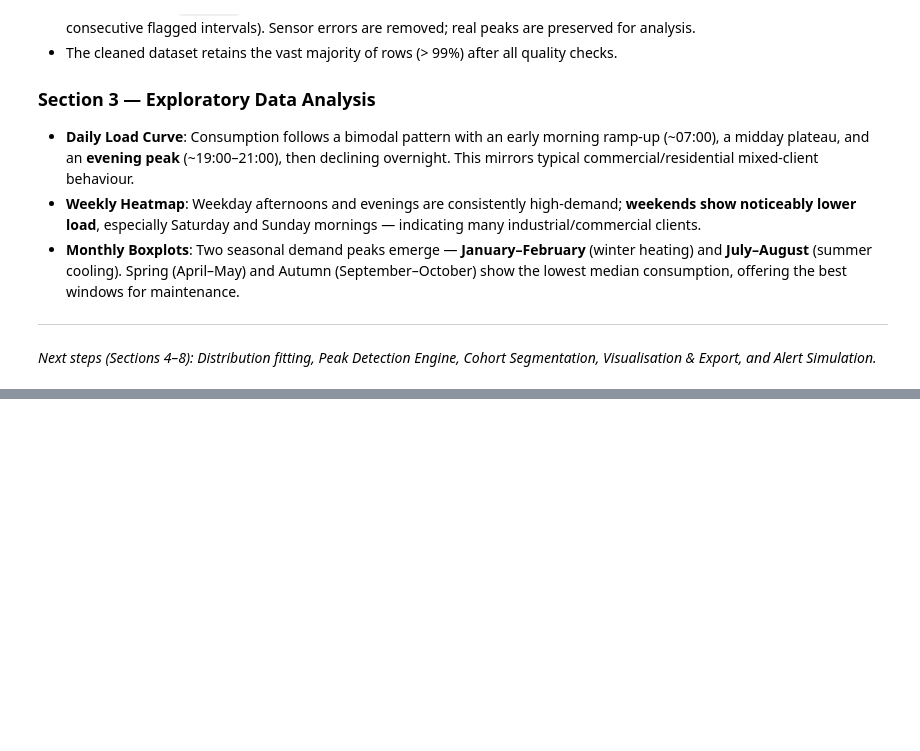
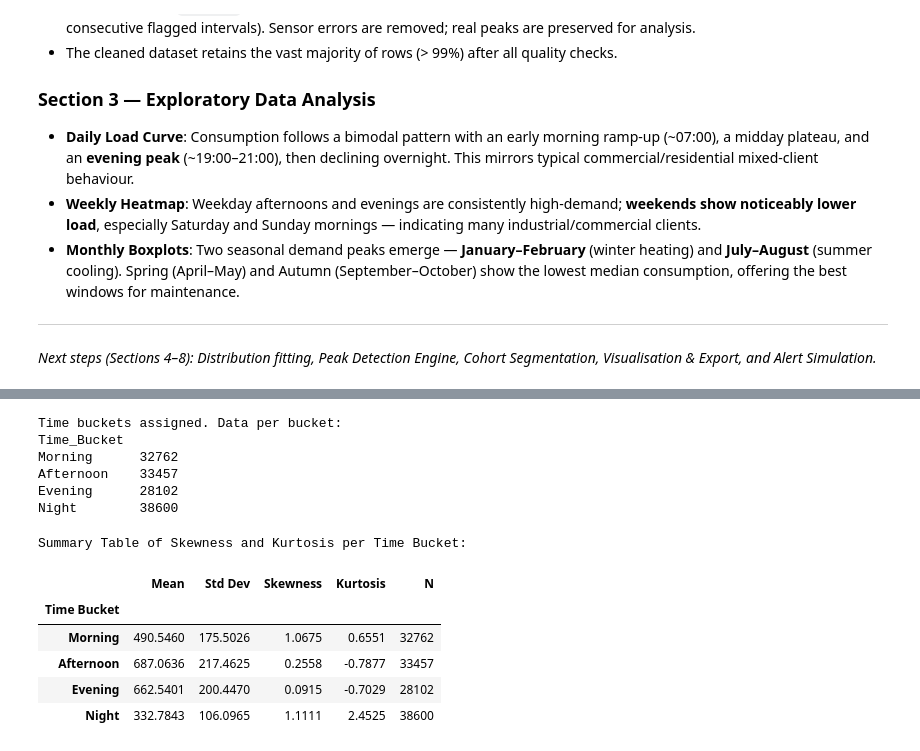
Before and after one commit to ZehaanArshad/Electricity-Peak-Usage-Detection, a Jupyter notebook: electricity_peak_detection.ipynb, the cells around one changed output, grey strips where cells are left out. Drawn from its saved outputs; the diff is of its cells as text; code cells hidden in the pictures; blank space fills up the shorter version.

```diff
--- a/electricity_peak_detection.ipynb
+++ b/electricity_peak_detection.ipynb
@@ -533,0 +548,62 @@ Plot saved → outputs/section3_monthly_boxplots.png
+# %%
+# ─── 4.1  Define Time Buckets ─────────────────────────────────────────────────
+def get_time_bucket(hour):
+    if 6 <= hour < 12:
+        return 'Morning'
+    elif 12 <= hour < 18:
+        return 'Afternoon'
+    elif 18 <= hour < 23:
+        return 'Evening'
+    else:
+        return 'Night'
+
+df_eda['Time_Bucket'] = df_eda['hour'].apply(get_time_bucket)
+
+# Ensure proper ordering for visualisations and tables
+bucket_order = ['Morning', 'Afternoon', 'Evening', 'Night']
+df_eda['Time_Bucket'] = pd.Categorical(df_eda['Time_Bucket'], categories=bucket_order, ordered=True)
+
+print("Time buckets assigned. Data per bucket:")
+print(df_eda['Time_Bucket'].value_counts(sort=False).to_string())
+# %% [output]
+Time buckets assigned. Data per bucket:
+Time_Bucket
+Morning      32762
+Afternoon    33457
+Evening      28102
+Night        38600
+# %%
+# ─── 4.2  Descriptive Statistics per Time Bucket (using SciPy) ────────────────
+
+results = []
+
+for bucket in bucket_order:
+    data = df_eda.loc[df_eda['Time_Bucket'] == bucket, 'mean_kWh'].dropna().values
+
+    # Compute using SciPy and NumPy
+    mean_val = np.mean(data)
+    std_val = np.std(data, ddof=1)
+    skew_val = stats.skew(data)
+    kurt_val = stats.kurtosis(data, fisher=True) # Fisher's kurtosis (normal == 0.0)
+
+    results.append({
+        'Time Bucket': bucket,
+        'Mean': mean_val,
+        'Std Dev': std_val,
+        'Skewness': skew_val,
+        'Kurtosis': kurt_val,
+        'N': len(data)
+    })
+
+summary_df = pd.DataFrame(results).set_index('Time Bucket')
+
+print('Summary Table of Skewness and Kurtosis per Time Bucket:')
+display(summary_df.round(4))
+# %% [output]
+Summary Table of Skewness and Kurtosis per Time Bucket:
+|  | Mean | Std Dev | Skewness | Kurtosis | N |
+| Time Bucket |  |  |  |  |  |
+| Morning | 490.5460 | 175.5026 | 1.0675 | 0.6551 | 32762 |
+| Afternoon | 687.0636 | 217.4625 | 0.2558 | -0.7877 | 33457 |
+| Evening | 662.5401 | 200.4470 | 0.0915 | -0.7029 | 28102 |
+| Night | 332.7843 | 106.0965 | 1.1111 | 2.4525 | 38600 |
```
Also changed, not shown: parts of 4 cells of this notebook, 2 other files.
